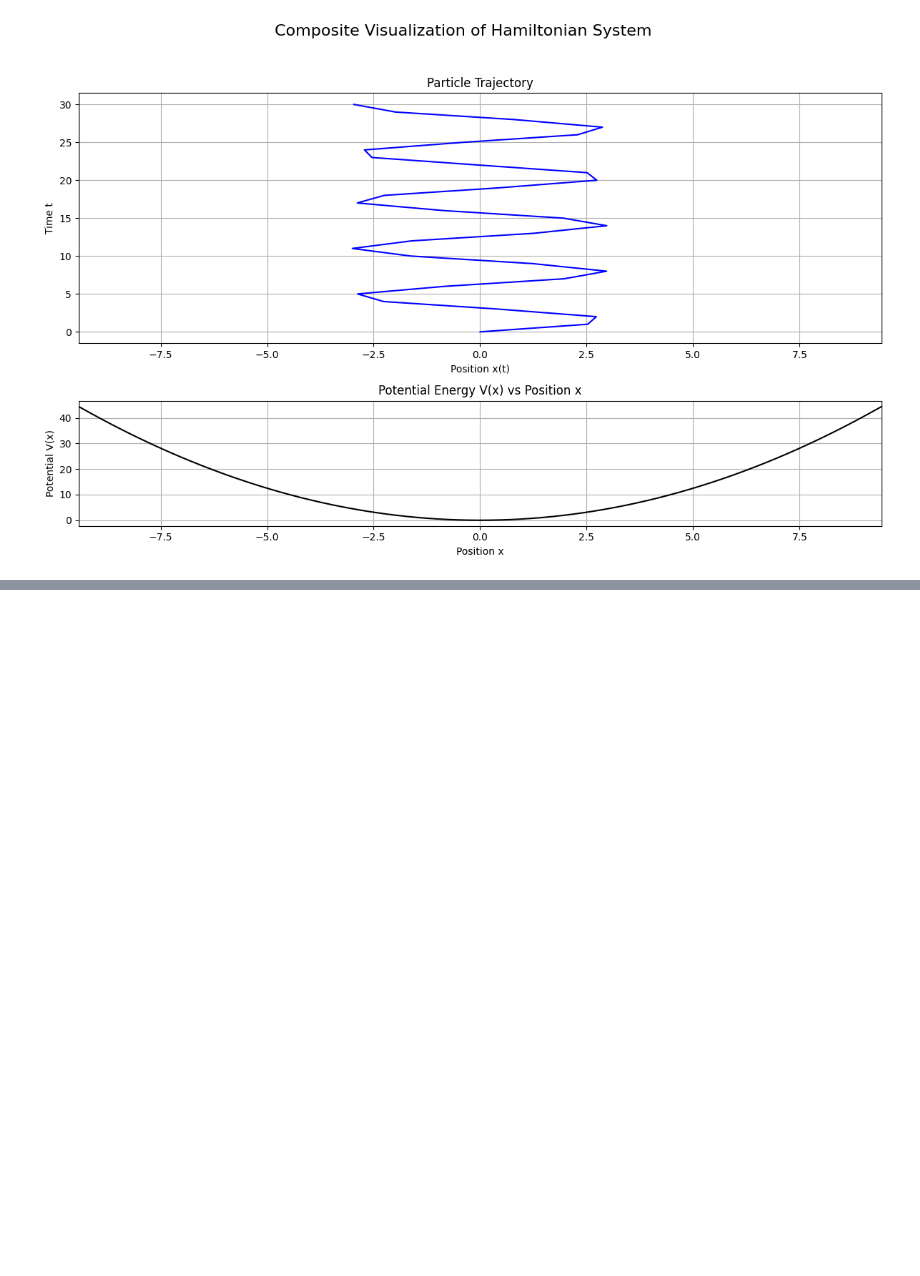
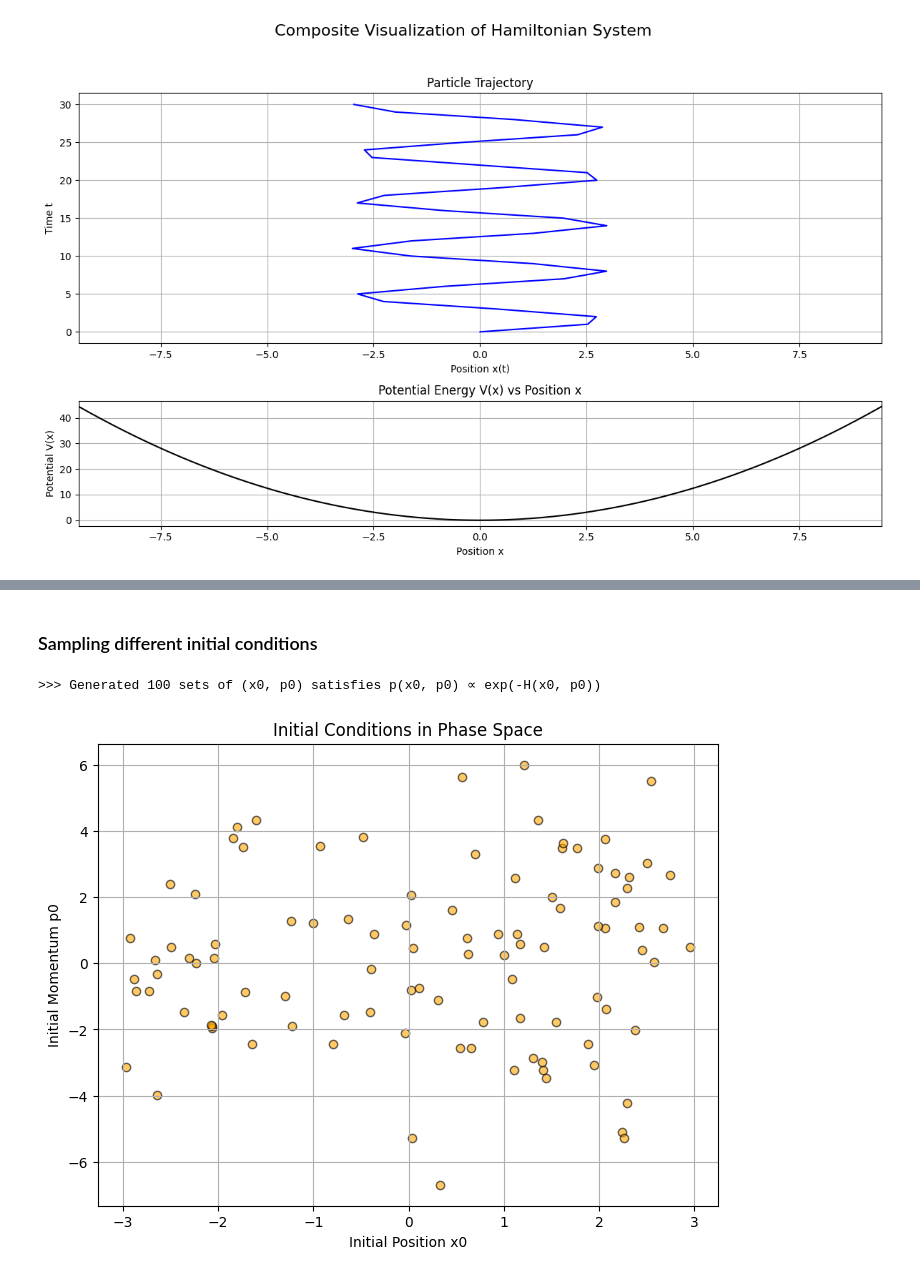
Before and after one commit to Greyyy-HJC/hmc_ft, a Jupyter notebook: harmonic_oscillator.ipynb, the cells around one changed output, grey strips where cells are left out. Saved outputs shown, nothing was run; the diff lists cells and outputs as text; code cells hidden in the pictures; blank space fills up the shorter version.

```diff
--- a/harmonic_oscillator.ipynb
+++ b/harmonic_oscillator.ipynb
@@ -43,0 +89,2 @@ plotter.composite_plot(x_sampled, t_sampled, potential)
+# %% [markdown]
+### Sampling different initial conditions
@@ -43,0 +128,18 @@ plotter.composite_plot(x_sampled, t_sampled, potential)
+# %%
+Nsamp = 100
+sampled_initial_conditions = sample_initial_conditions(N=Nsamp, x_bounds=(-3, 3))
+
+print(f"\n>>> Generated {Nsamp} sets of (x0, p0) satisfies p(x0, p0) ∝ exp(-H(x0, p0))")
+
+# visualize the initial conditions in phase space
+x0_samples, p0_samples = zip(*sampled_initial_conditions)
+plt.figure(figsize=(8, 6))
+plt.scatter(x0_samples, p0_samples, color='orange', alpha=0.6, edgecolor='k')
+plt.title("Initial Conditions in Phase Space")
+plt.xlabel("Initial Position x0")
+plt.ylabel("Initial Momentum p0")
+plt.grid(True)
+plt.show()
+# %% [output]
+>>> Generated 100 sets of (x0, p0) satisfies p(x0, p0) ∝ exp(-H(x0, p0))
+[figure, added]
```
Also changed, not shown: parts of 10 cells of this notebook, 3 other files.
